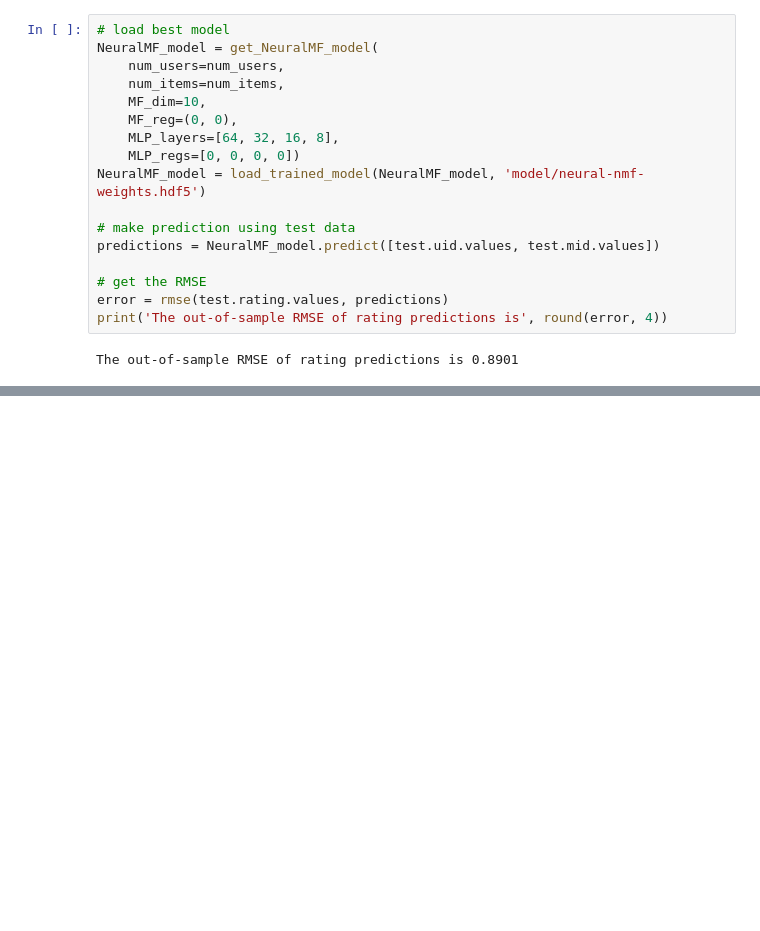
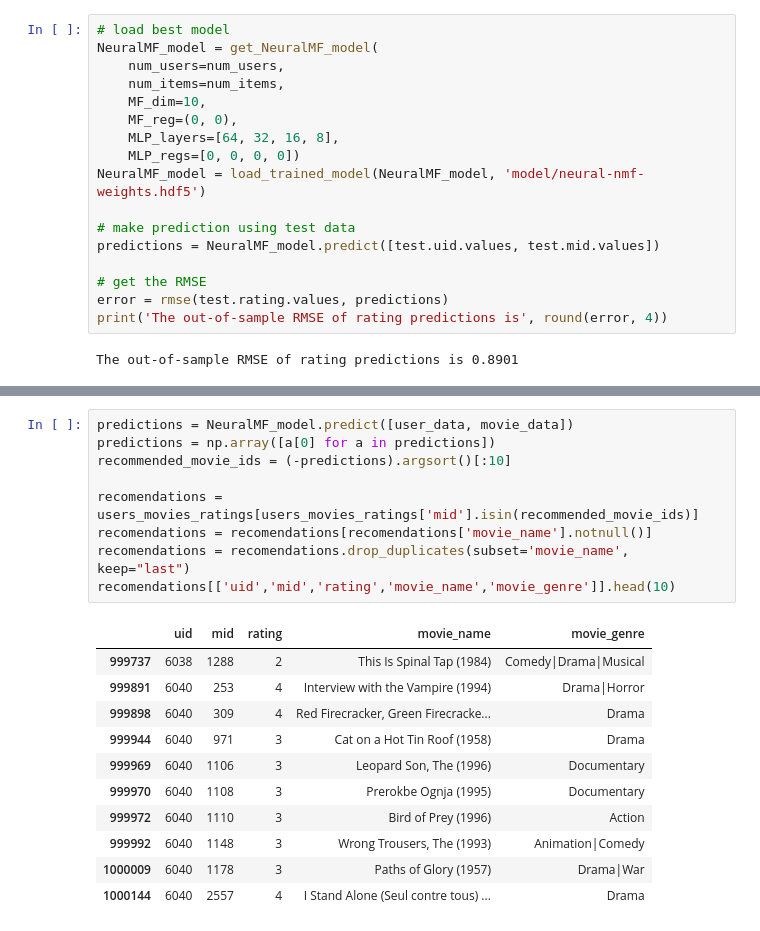
Before and after one commit to kadriansyah/notebook, a Jupyter notebook: neural-collaborative-filtering.ipynb, the cells around one changed output, grey strips where cells are left out. Cells and saved outputs as stored; diff of their text form; blank space fills up the shorter version.

```diff
--- a/neural-collaborative-filtering.ipynb
+++ b/neural-collaborative-filtering.ipynb
@@ -666,0 +708,21 @@ The out-of-sample RMSE of rating predictions is 0.8901
+# %%
+predictions = NeuralMF_model.predict([user_data, movie_data])
+predictions = np.array([a[0] for a in predictions])
+recommended_movie_ids = (-predictions).argsort()[:10]
+
+recomendations = users_movies_ratings[users_movies_ratings['mid'].isin(recommended_movie_ids)]
+recomendations = recomendations[recomendations['movie_name'].notnull()]
+recomendations = recomendations.drop_duplicates(subset='movie_name', keep="last")
+recomendations[['uid','mid','rating','movie_name','movie_genre']].head(10)
+# %% [output]
+|  | uid | mid | rating | movie_name | movie_genre |
+| 999737 | 6038 | 1288 | 2 | This Is Spinal Tap (1984) | Comedy|Drama|Musical |
+| 999891 | 6040 | 253 | 4 | Interview with the Vampire (1994) | Drama|Horror |
+| 999898 | 6040 | 309 | 4 | Red Firecracker, Green Firecracke... | Drama |
+| 999944 | 6040 | 971 | 3 | Cat on a Hot Tin Roof (1958) | Drama |
+| 999969 | 6040 | 1106 | 3 | Leopard Son, The (1996) | Documentary |
+| 999970 | 6040 | 1108 | 3 | Prerokbe Ognja (1995) | Documentary |
+| 999972 | 6040 | 1110 | 3 | Bird of Prey (1996) | Action |
+| 999992 | 6040 | 1148 | 3 | Wrong Trousers, The (1993) | Animation|Comedy |
+| 1000009 | 6040 | 1178 | 3 | Paths of Glory (1957) | Drama|War |
+| 1000144 | 6040 | 2557 | 4 | I Stand Alone (Seul contre tous) ... | Drama |
```
Also changed, not shown: parts of 5 cells of this notebook.
